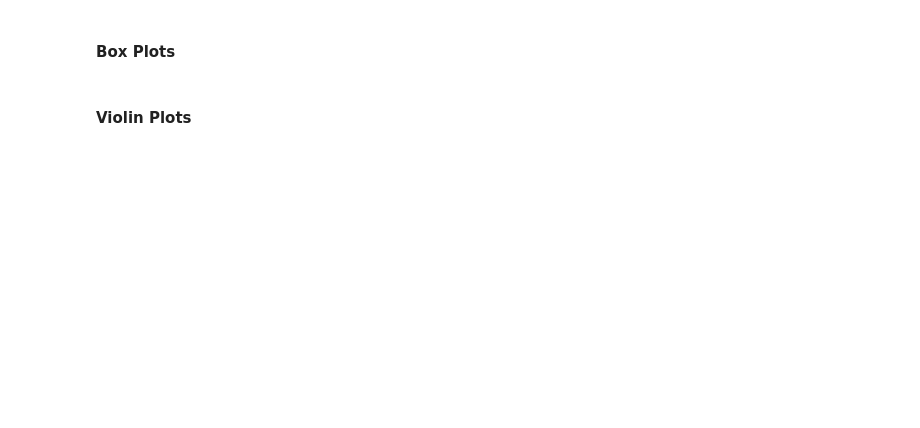
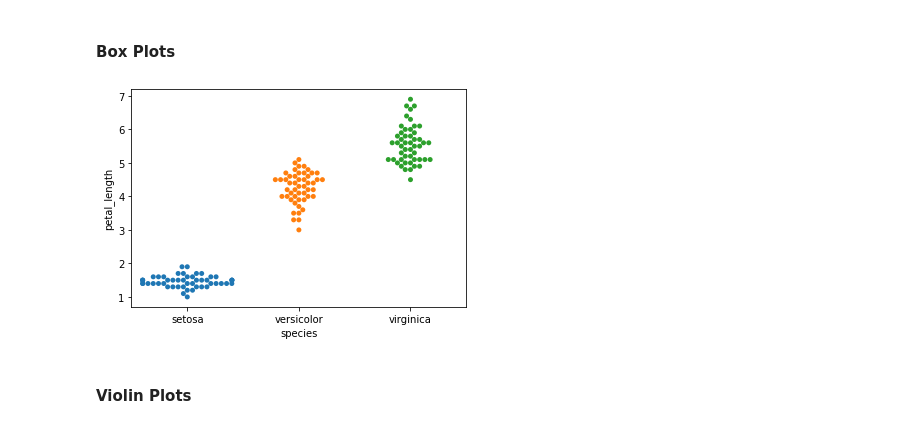
Before and after one commit to caiquemiranda/studies-seaborn, a Jupyter notebook: 09-Distribution-of-observations.ipynb, the cells around one changed output. Cells and saved outputs as stored; diff of their text form; code cells hidden in the pictures; blank space fills up the shorter version.

```diff
--- a/09-Distribution-of-observations.ipynb
+++ b/09-Distribution-of-observations.ipynb
@@ -15,12 +17,12 @@ import pandas as pd
 # %% [markdown]
 #### Box Plots
 # %%
-import pandas as pd
-import seaborn as sb
-from matplotlib import pyplot as plt
-df = sb.load_dataset('iris')
-sb.swarmplot(x="species", y="petal_length", data=df)
+df = sns.load_dataset('iris')
+sns.swarmplot(x="species", y="petal_length", data=df)
+
 plt.show()
+# %% [output]
+[figure, added]
 # %% [markdown]
 #### Violin Plots
 # %%
```
Also changed, not shown: parts of 5 cells of this notebook, 12 other files.
